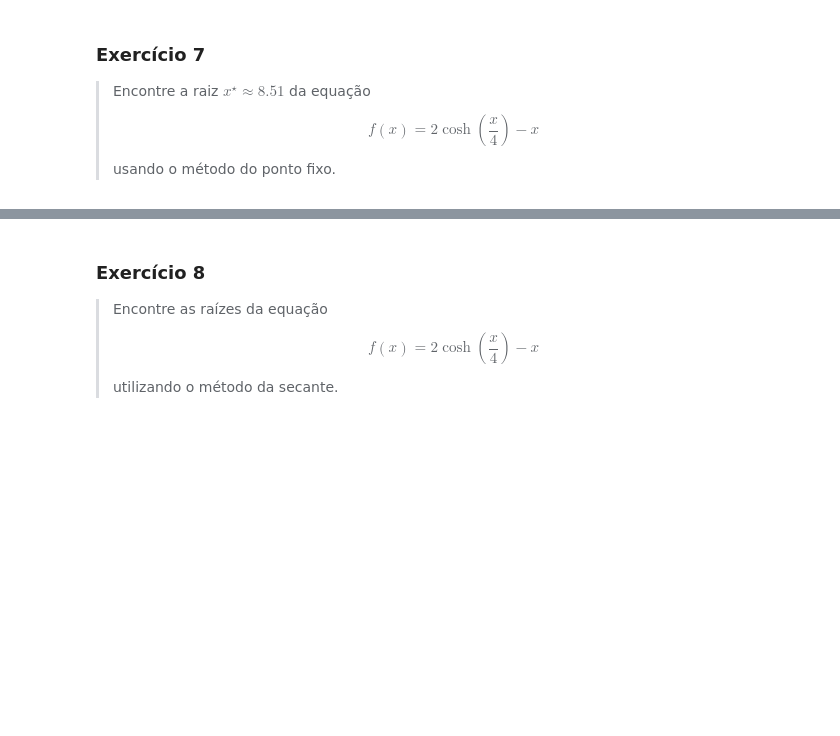
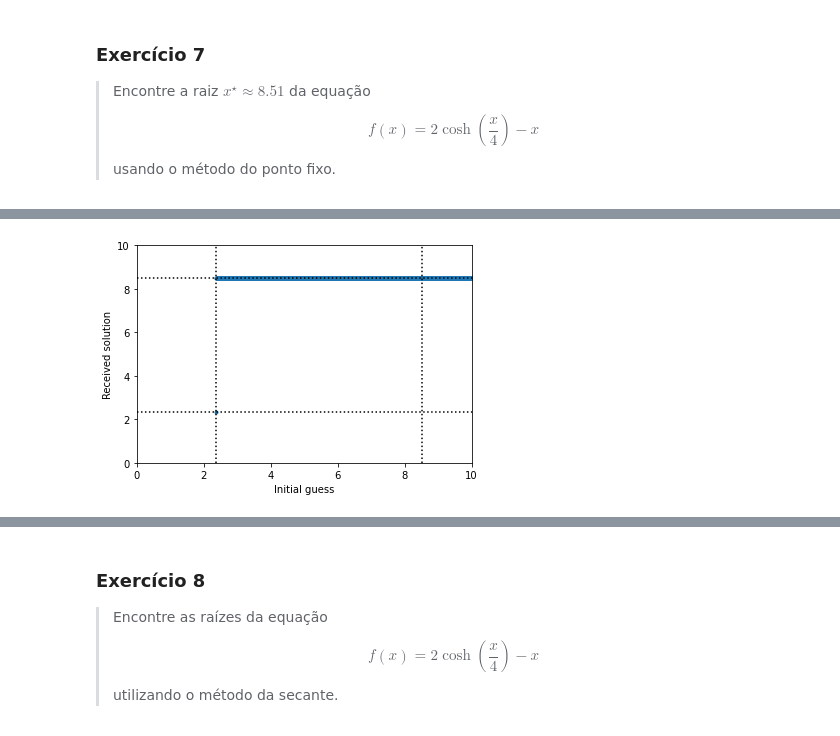
Before and after one commit to carlos-adir/UnB-Courses, a Jupyter notebook: mntf/trabalho1.ipynb, the cells around one changed output, grey strips where cells are left out. Drawn from its saved outputs; the diff is of its cells as text; code cells hidden in the pictures; blank space fills up the shorter version.

```diff
--- a/mntf/trabalho1.ipynb
+++ b/mntf/trabalho1.ipynb
@@ -221,0 +479,23 @@ plt.show()
+# %%
+def g2(x: float) -> float:
+    return 4*np.log((x/2) + np.sqrt( (x/2)**2-1))
+
+p0s = np.linspace(lowroot+1e-6, 10, 1029)
+pfs = np.zeros(p0s.shape)
+for i, p0 in enumerate(p0s):
+    try:
+        pfs[i] = fixedpoint(g2, p0, atol, nitermax=100)
+    except ValueError as e:
+        pfs[i] = float('inf')
+plt.scatter(p0s, pfs, marker=".")
+plt.xlabel("Initial guess")
+plt.ylabel("Received solution")
+plt.xlim(0, 10)
+plt.ylim(0, 10)
+plt.axhline(y=lowroot, ls="dotted", color="k")
+plt.axhline(y=highroot, ls="dotted", color="k")
+plt.axvline(x=lowroot, ls="dotted", color="k")
+plt.axvline(x=highroot, ls="dotted", color="k")
+plt.show()
+# %% [output]
+[figure, added]
```
Also changed, not shown: parts of 28 cells of this notebook.
